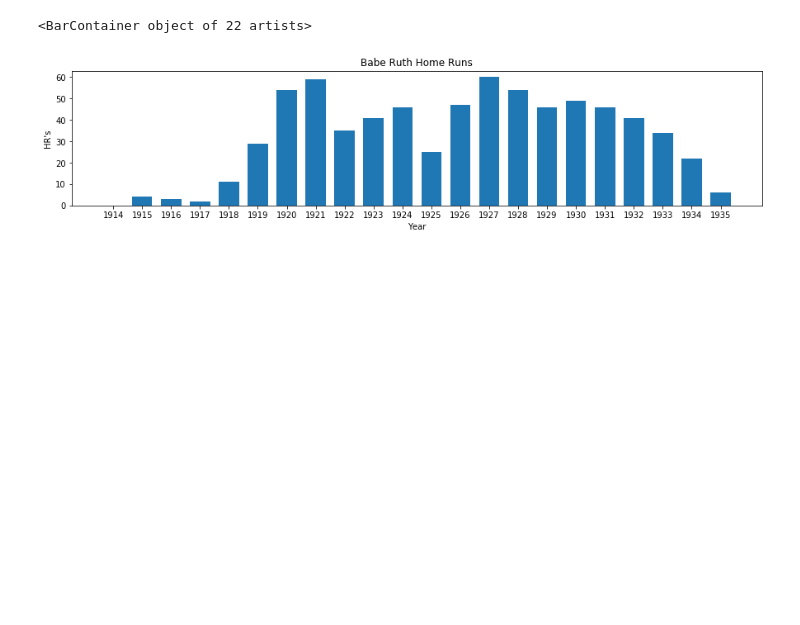
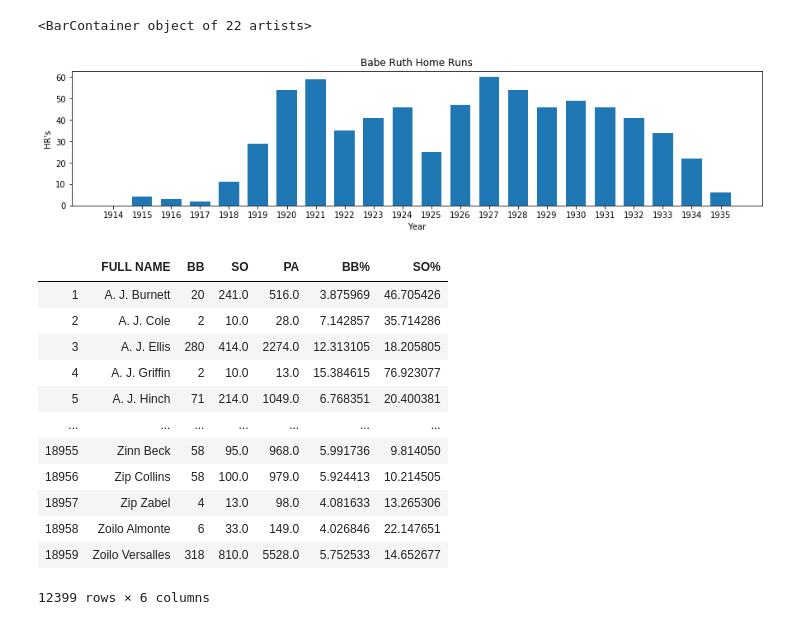
Before and after one commit to zoberender/Python-Group-Project, a Jupyter notebook: batting_df_update.ipynb, the cells around one changed output. Cells and saved outputs as stored; diff of their text form; code cells hidden in the pictures; blank space fills up the shorter version.

```diff
--- a/batting_df_update.ipynb
+++ b/batting_df_update.ipynb
@@ -97,3 +97,24 @@ plt.bar(range(len(ZBR_Year)), ZBR_HR, width = 0.7)
 # %% [output]
 <BarContainer object of 22 artists>
 [figure]
+# %%
+PlateDisc = baseballstats.groupby('FULL NAME',as_index = False)['BB','SO','PA'].agg('sum')
+PlateDisc['BB%'] = ((PlateDisc['BB'] / PlateDisc['PA']).fillna(0))*100
+PlateDisc['SO%'] = ((PlateDisc['SO'] / PlateDisc['PA']).fillna(0))*100
+PlateDisc = PlateDisc[PlateDisc['BB%'] != 0]
+PlateDisc = PlateDisc[PlateDisc['SO%'] != 0]
+PlateDisc
+# %% [output]
+|  | FULL NAME | BB | SO | PA | BB% | SO% |
+| 1 | A. J. Burnett | 20 | 241.0 | 516.0 | 3.875969 | 46.705426 |
+| 2 | A. J. Cole | 2 | 10.0 | 28.0 | 7.142857 | 35.714286 |
+| 3 | A. J. Ellis | 280 | 414.0 | 2274.0 | 12.313105 | 18.205805 |
+| 4 | A. J. Griffin | 2 | 10.0 | 13.0 | 15.384615 | 76.923077 |
+| 5 | A. J. Hinch | 71 | 214.0 | 1049.0 | 6.768351 | 20.400381 |
+| ... | ... | ... | ... | ... | ... | ... |
+| 18955 | Zinn Beck | 58 | 95.0 | 968.0 | 5.991736 | 9.814050 |
+| 18956 | Zip Collins | 58 | 100.0 | 979.0 | 5.924413 | 10.214505 |
+| 18957 | Zip Zabel | 4 | 13.0 | 98.0 | 4.081633 | 13.265306 |
+| 18958 | Zoilo Almonte | 6 | 33.0 | 149.0 | 4.026846 | 22.147651 |
+| 18959 | Zoilo Versalles | 318 | 810.0 | 5528.0 | 5.752533 | 14.652677 |
+12399 rows × 6 columns
```
Also changed, not shown: parts of 4 cells of this notebook.
